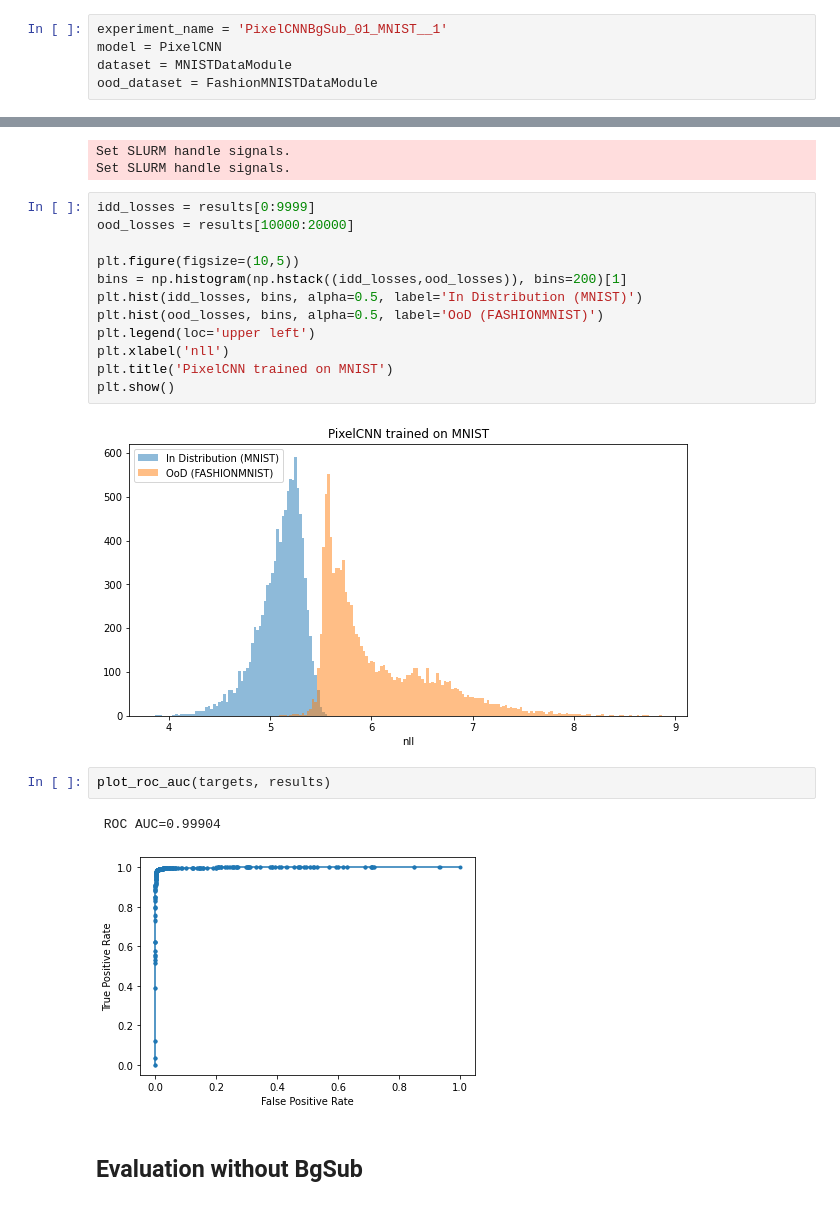
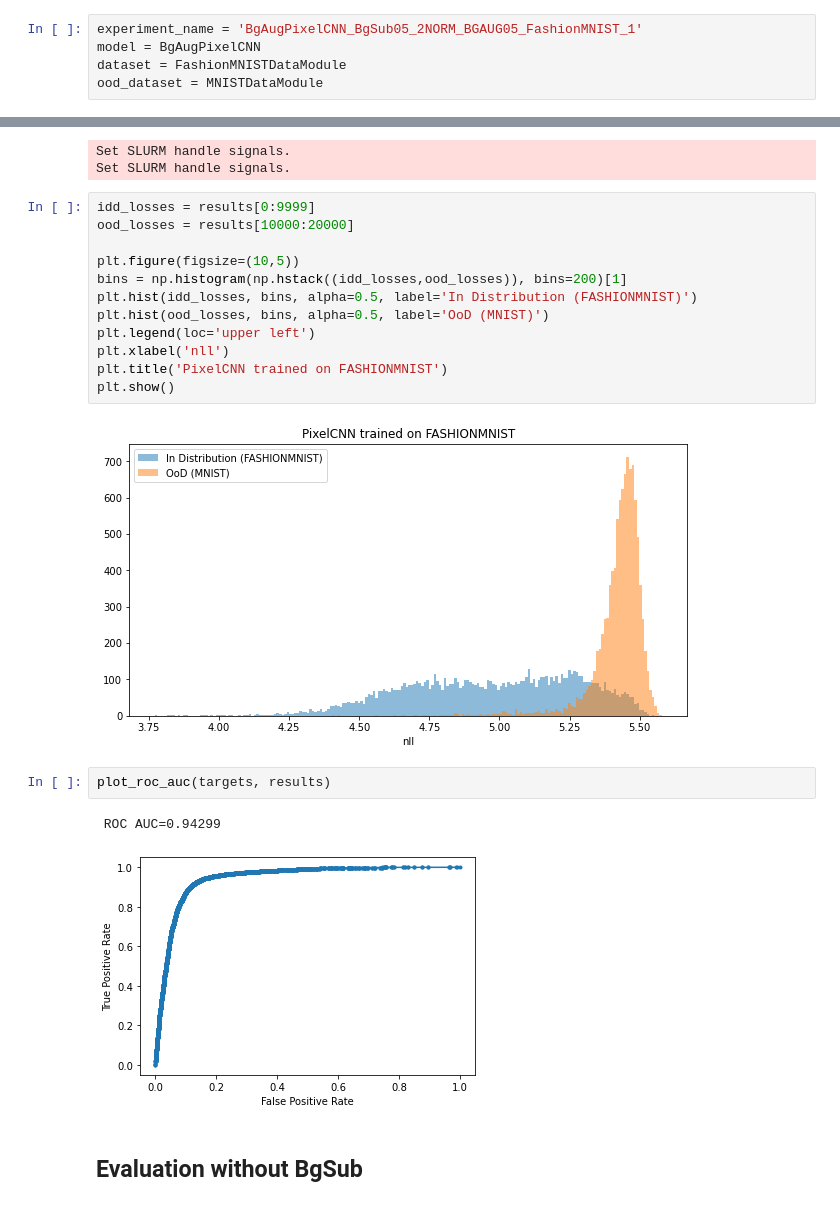
Before and after one commit to kredde/background-masked-generative-models, a Jupyter notebook: notebooks/03-Kristian-AUC-evaluation.ipynb, the cells around one changed output, grey strips where cells are left out. Cells and saved outputs as stored; diff of their text form.

```diff
--- a/notebooks/03-Kristian-AUC-evaluation.ipynb
+++ b/notebooks/03-Kristian-AUC-evaluation.ipynb
@@ -30,8 +28,8 @@ seed_everything(42)
 # %%
-experiment_name = 'PixelCNNBgSub_01_MNIST__1'
-model = PixelCNN
-dataset = MNISTDataModule
-ood_dataset = FashionMNISTDataModule
+experiment_name = 'BgAugPixelCNN_BgSub05_2NORM_BGAUG05_FashionMNIST_1'
+model = BgAugPixelCNN
+dataset = FashionMNISTDataModule
+ood_dataset = MNISTDataModule
 # %%
 exp = Experiment(experiment_name, model=PixelCNN, dataset=dataset)
 # %%
@@ -49,22 +47,22 @@ Set SLURM handle signals.
 # %%
 idd_losses = results[0:9999]
 ood_losses = results[10000:20000]
 
 plt.figure(figsize=(10,5))
 bins = np.histogram(np.hstack((idd_losses,ood_losses)), bins=200)[1]
-plt.hist(idd_losses, bins, alpha=0.5, label='In Distribution (MNIST)')
-plt.hist(ood_losses, bins, alpha=0.5, label='OoD (FASHIONMNIST)')
+plt.hist(idd_losses, bins, alpha=0.5, label='In Distribution (FASHIONMNIST)')
+plt.hist(ood_losses, bins, alpha=0.5, label='OoD (MNIST)')
 plt.legend(loc='upper left')
 plt.xlabel('nll')
-plt.title('PixelCNN trained on MNIST')
+plt.title('PixelCNN trained on FASHIONMNIST')
 plt.show()
 # %% [output]
-[figure, old version]
+[figure, new version]
 # %%
 plot_roc_auc(targets, results)
 # %% [output]
- ROC AUC=0.99904
+ ROC AUC=0.94299
-[figure, old version]
+[figure, new version]
 # %% [markdown]
 ## Evaluation without BgSub
 # %%
```
Also changed, not shown: parts of 6 cells of this notebook, 7 other files.
